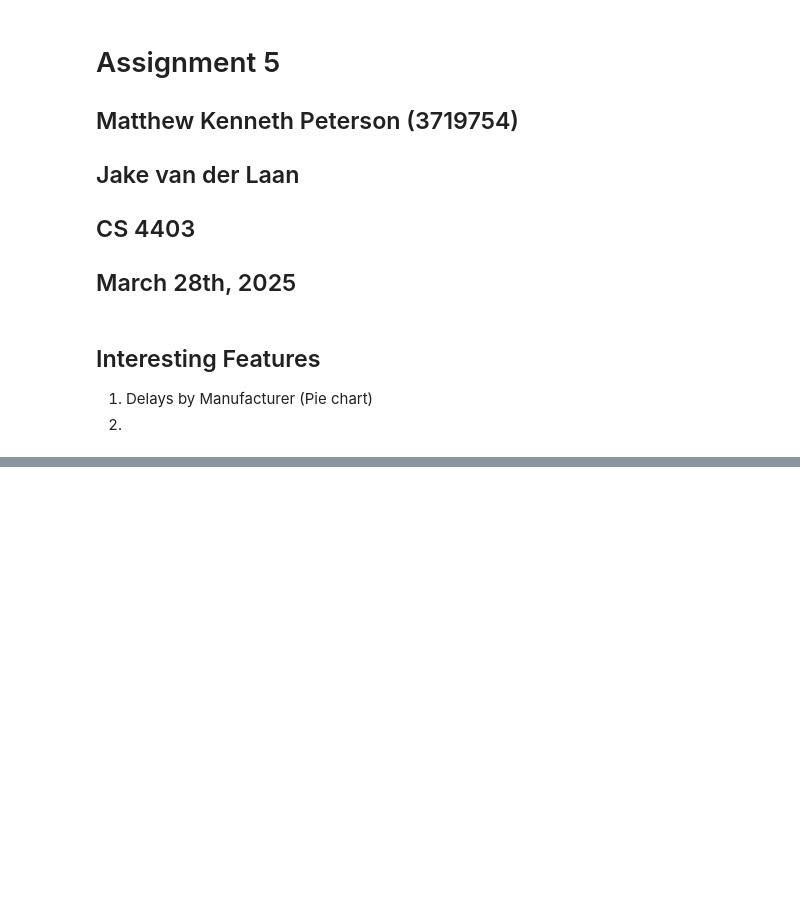
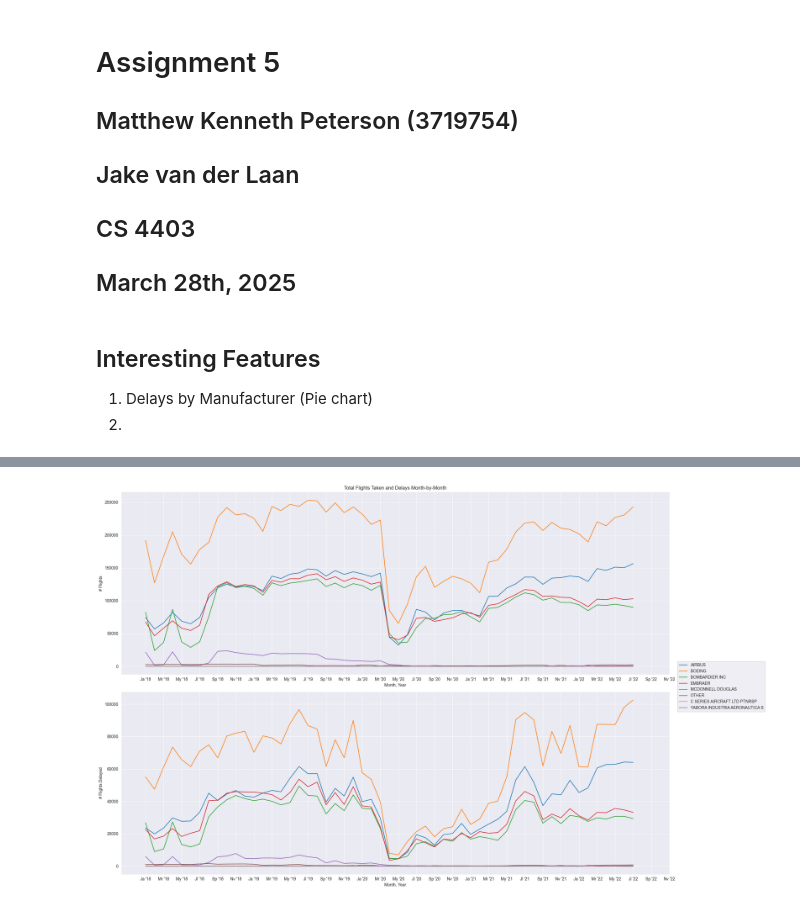
Before and after one commit to MKP157/CS4403Project, a Jupyter notebook: CS4403_A5_Matthew_Peterson.ipynb, the cells around one changed output, grey strips where cells are left out. Saved outputs shown, nothing was run; the diff lists cells and outputs as text; code cells hidden in the pictures; blank space fills up the shorter version.

Commit message:
finished plots

```diff
--- a/CS4403_A5_Matthew_Peterson.ipynb
+++ b/CS4403_A5_Matthew_Peterson.ipynb
@@ -166,0 +350,6 @@ YABORA INDUSTRIA AERONAUTICA S    4698.0
+# %%
+for _year, _df in dataframes.items():
+	_df['Year'] = _year
+
+df_all = pd.concat(dataframes.values())
+df_all['MFR'] = df_all['MFR'].apply(standardize_manufacturer)
@@ -166,0 +393,60 @@ YABORA INDUSTRIA AERONAUTICA S    4698.0
+# %%
+%matplotlib inline
+
+from math import *
+
+plt.clf()
+plt.close()
+
+with plt.rc_context():
+	fig, axs = plt.subplots(2, figsize=(20,14))
+
+	x = list(range(5 * 12))[:-5]
+	#print(x)
+
+	for mfr in df_all_grouped['MFR_G'].unique():
+		y = duckdb.query(f"""
+			SELECT * FROM df_all_grouped WHERE MFR_G == '{mfr}'
+		""").df()
+
+		if len(x) != len(y):
+			for i in x:
+				__month = 1 + i % 12
+				__year = 2018 + i // 12
+				if y.query('Year == @__year and Month == @__month').shape[0] == 0:
+					y.loc[-i] = [mfr, __year, __month, 0, 0, 0]
+
+				y = y.sort_values(["Year", "Month"], ascending=[True, True])
+
+
+		#print(mfr, len(x), len(y))
+		#print(y)
+
+		axs[0].plot(x, y['total'], label=mfr)
+		axs[1].plot(x, y['delayed'], label=mfr)
+
+
+	plt.plot()
+
+	axs[0].set_xlabel("Month, Year")
+	axs[1].set_xlabel("Month, Year")
+
+	def month_label(_year, _month):
+		__years = ['Ja','Fb','Mr','Ap','My','Jn','Jl','Au','Sp','Oc','Nv','Dc']
+		return f"{__years[_month % 12]} '{str(_year)[2:]}"
+
+
+	axs[0].set_xticks(list(range(0, 5 * 12, 2)), [month_label(y, m) for y in range(2018,2023) for m in range(0,12,2)])
+	axs[1].set_xticks(list(range(0, 5 * 12, 2)), [month_label(y, m) for y in range(2018,2023) for m in range(0,12,2)])
+
+	axs[0].set_ylabel("# Flights")
+	axs[1].set_ylabel("# Flights Delayed")
+
+	axs[0].set_title("Total Flights Taken and Delays Month-by-Month")
+
+	fig.legend(df_all_grouped['MFR_G'].unique(), loc='right', bbox_to_anchor=(1.15, 0.5))
+	plt.tight_layout()
+
+	plt.savefig("line_graphs.svg")
+# %% [output]
+[figure, added]
```
Also changed, not shown: parts of 11 cells of this notebook, 9 other files.
